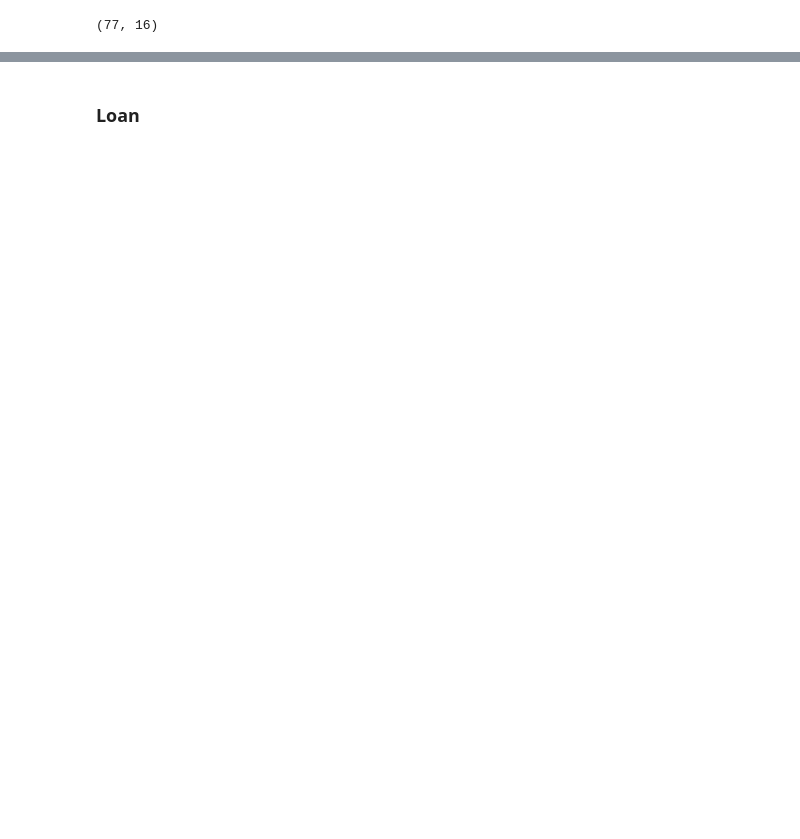
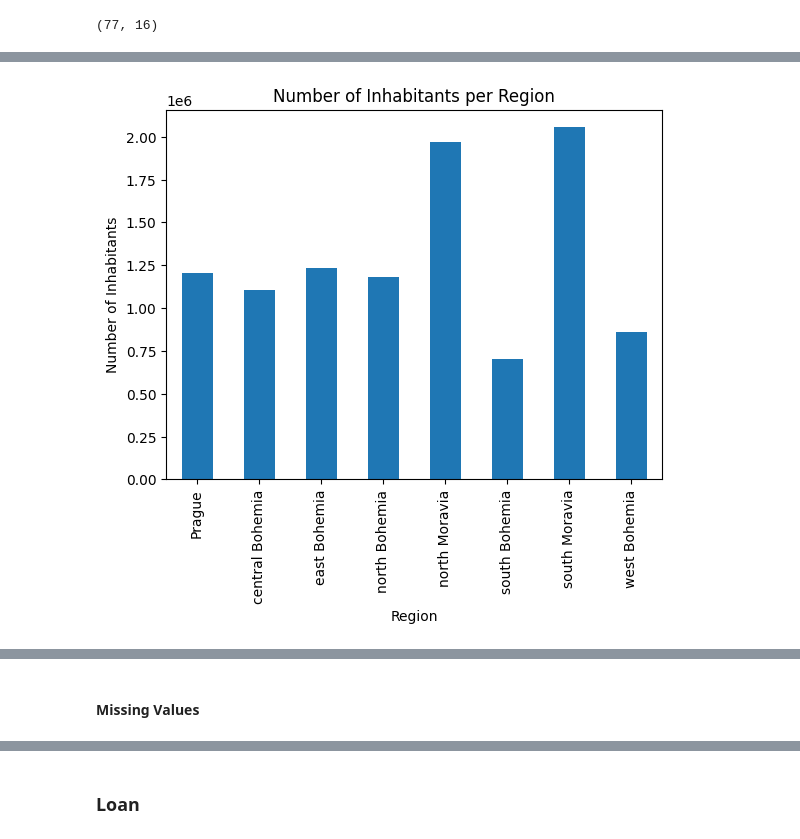
Before and after one commit to DanielaTomas/FCUP-DM1, a Jupyter notebook: DM1.ipynb, the cells around one changed output, grey strips where cells are left out. Saved outputs shown, nothing was run; the diff lists cells and outputs as text; code cells hidden in the pictures; blank space fills up the shorter version.

```diff
--- a/DM1.ipynb
+++ b/DM1.ipynb
@@ -337,3 +349,12 @@ memory usage: 9.8+ KB
+# %%
+inhabitants_per_region = district.groupby('region')['no._of_inhabitants'].sum()
+inhabitants_per_region.plot(kind='bar')
+plt.title('Number of Inhabitants per Region')
+plt.xlabel('Region')
+plt.ylabel('Number of Inhabitants')
+plt.show()
+# %% [output]
+[figure, added]
 # %%
 district.describe()
 # %% [output]
@@ -346,3 +367,5 @@ district.describe()
 | 50% | 39.000000 | 1.088710e+05 | 49.000000 | 25.000000 | 6.000000 | ... |
 | 75% | 58.000000 | 1.390120e+05 | 71.000000 | 32.000000 | 8.000000 | ... |
 | max | 77.000000 | 1.204953e+06 | 151.000000 | 70.000000 | 20.000000 | ... |
+# %% [markdown]
+#### Missing Values
```
Also changed, not shown: parts of 25 cells of this notebook.
